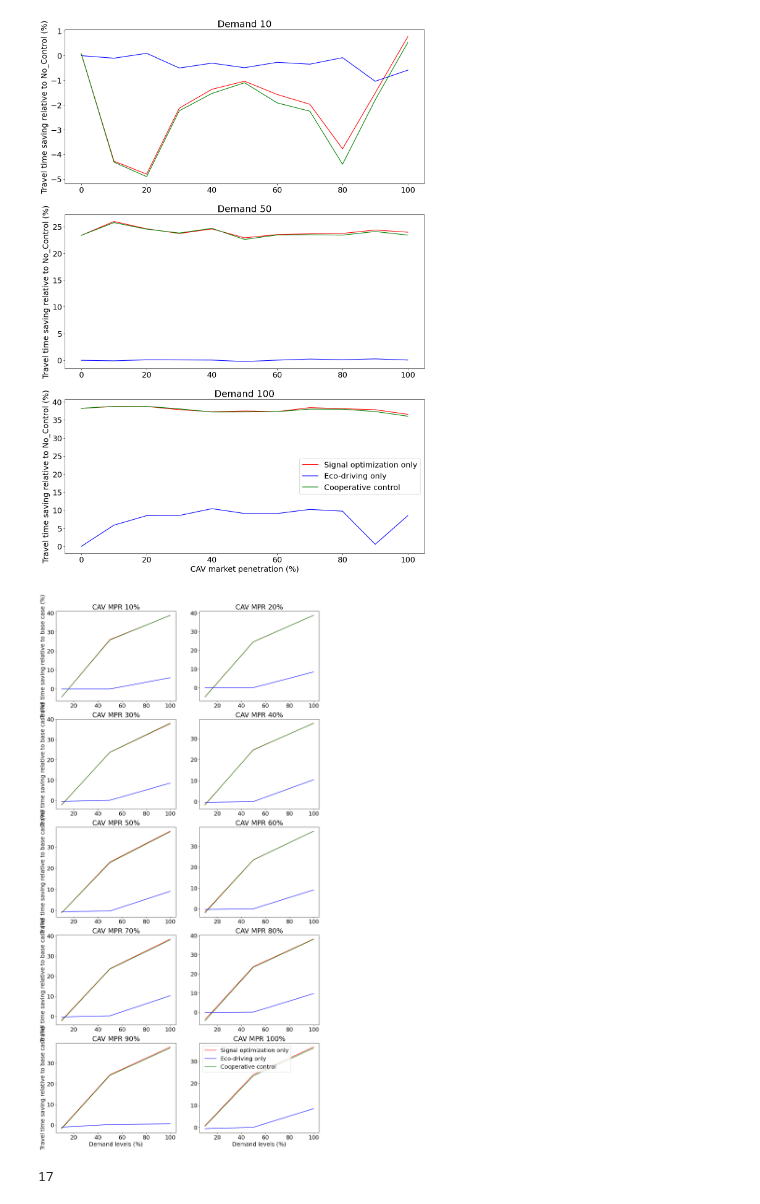
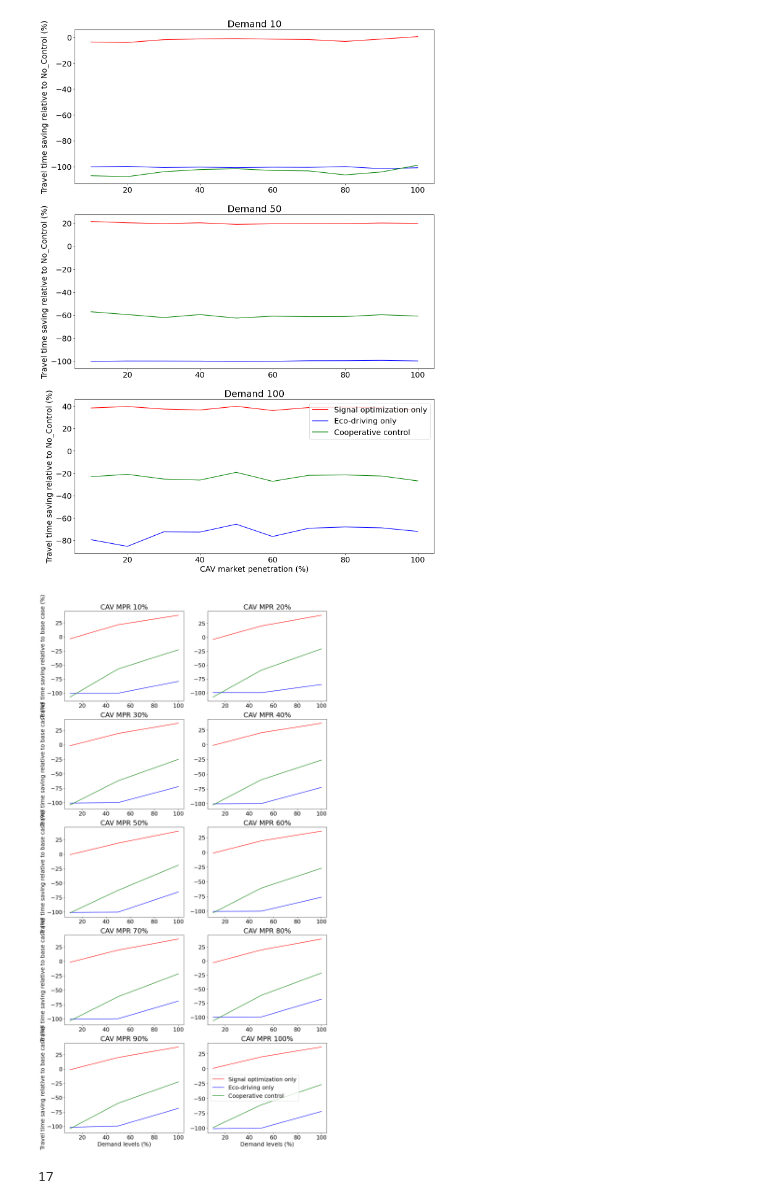
Before and after one commit to AlexWangVT/eco-driving_powertrain, a Jupyter notebook: original network/results_analysis.ipynb, the cells around one changed output. Cells and saved outputs as stored; diff of their text form; code cells hidden in the pictures.

```diff
--- a/original network/results_analysis.ipynb
+++ b/original network/results_analysis.ipynb
@@ -71,4 +114,5 @@ df_test.head()
 # %%
+energy_df = energy_df[energy_df['cav_percent'] != 0]
 energy_df.to_csv('agg_results/average_energy_results.csv', sep='\t')
 # %%
 energy_df.head(100)
@@ -148,9 +233,9 @@ savings.head(100)
 # %%
-# results visualization
+# results visualization for all vehicles
 demand_perct = [10, 50, 100]
 
 # energy_saving vs. cav_percent
-cav_perct = [0, 10, 20, 30, 40, 50, 60, 70, 80, 90, 100]
+cav_perct = [10, 20, 30, 40, 50, 60, 70, 80, 90, 100]
 plt.figure(figsize=(15, 22))
 num_row = 3
 num_fig_per_row = int(len(demand_perct) / num_row)
@@ -158,9 +243,9 @@ subplot_idx = 1
 plt.rcParams.update({'font.size': 18})
 
 for demand in demand_perct:
-    energy_saving_sig_opt = savings.loc[savings['demand'] == demand, 'signal_optimization']
-    energy_saving_eco_drive = savings.loc[savings['demand'] == demand, 'eco-drive_only']
-    energy_saving_cooperative_control = savings.loc[savings['demand'] == demand, 'cooperative_control']
+    energy_saving_sig_opt = savings.loc[savings['demand'] == demand, 'overall_signal_optimization_energy']
+    energy_saving_eco_drive = savings.loc[savings['demand'] == demand, 'overall_eco-drive_only_energy']
+    energy_saving_cooperative_control = savings.loc[savings['demand'] == demand, 'overall_cooperative_control_energy']
     plt.subplot(num_row, num_fig_per_row, subplot_idx)
     plt.plot(cav_perct, energy_saving_sig_opt, 'r')
     plt.plot(cav_perct, energy_saving_eco_drive, 'b')
@@ -183,9 +268,9 @@ subplot_idx = 1
 plt.rcParams.update({'font.size': 18})
 
 for cav in cav_perct:
-    energy_saving_sig_opt = savings.loc[savings['cav'] == cav, 'signal_optimization']
-    energy_saving_eco_drive = savings.loc[savings['cav'] == cav, 'eco-drive_only']
-    energy_saving_cooperative_control = savings.loc[savings['cav'] == cav, 'cooperative_control']
+    energy_saving_sig_opt = savings.loc[savings['cav'] == cav, 'overall_signal_optimization_energy']
+    energy_saving_eco_drive = savings.loc[savings['cav'] == cav, 'overall_eco-drive_only_energy']
+    energy_saving_cooperative_control = savings.loc[savings['cav'] == cav, 'overall_cooperative_control_energy']
     plt.subplot(num_row, num_fig_per_row, subplot_idx)
     plt.plot(demand_perct, energy_saving_sig_opt, 'r')
     plt.plot(demand_perct, energy_saving_eco_drive, 'b')
@@ -219,6 +294,6 @@ for cav in cav_perct:
 # %%
 # travel_time_saving vs. cav_percent
-cav_perct = [0, 10, 20, 30, 40, 50, 60, 70, 80, 90, 100]
+cav_perct = [10, 20, 30, 40, 50, 60, 70, 80, 90, 100]
 plt.figure(figsize=(15, 22))
 num_row = 3
 num_fig_per_row = int(len(demand_perct) / num_row)
@@ -226,9 +301,9 @@ subplot_idx = 1
 plt.rcParams.update({'font.size': 18})
 
 for demand in demand_perct:
-    tt_saving_sig_opt = savings.loc[savings['demand'] == demand, 'signal_optimization_tt']
-    tt_saving_eco_drive = savings.loc[savings['demand'] == demand, 'eco-drive_only_tt']
-    tt_saving_cooperative_control = savings.loc[savings['demand'] == demand, 'cooperative_control_tt']
+    tt_saving_sig_opt = savings.loc[savings['demand'] == demand, 'overall_signal_optimization_tt']
+    tt_saving_eco_drive = savings.loc[savings['demand'] == demand, 'overall_eco-drive_only_tt']
+    tt_saving_cooperative_control = savings.loc[savings['demand'] == demand, 'overall_cooperative_control_tt']
 
     plt.subplot(num_row, num_fig_per_row, subplot_idx)
     plt.plot(cav_perct, tt_saving_sig_opt, 'r')
@@ -243,39 +318,38 @@ for demand in demand_perct:
 
     subplot_idx += 1
 
 # travel time saving vs. demand
 cav_perct = [10, 20, 30, 40, 50, 60, 70, 80, 90, 100]
 plt.figure(figsize=(15, 30))
 num_row = 5
 num_fig_per_row = int(len(cav_perct) / num_row)
 subplot_idx = 1
 plt.rcParams.update({'font.size': 18})
 
 for cav in cav_perct:
-    tt_saving_sig_opt = savings.loc[savings['cav'] == cav, 'signal_optimization_tt']
-    tt_saving_eco_drive = savings.loc[savings['cav'] == cav, 'eco-drive_only_tt']
-    tt_saving_cooperative_control = savings.loc[savings['cav'] == cav, 'cooperative_control_tt']
-
+    tt_saving_sig_opt = savings.loc[savings['cav'] == cav, 'overall_signal_optimization_tt']
+    tt_saving_eco_drive = savings.loc[savings['cav'] == cav, 'overall_eco-drive_only_tt']
+    tt_saving_cooperative_control = savings.loc[savings['cav'] == cav, 'overall_cooperative_control_tt']
     plt.subplot(num_row, num_fig_per_row, subplot_idx)
     plt.plot(demand_perct, tt_saving_sig_opt, 'r')
     plt.plot(demand_perct, tt_saving_eco_drive, 'b')
     plt.plot(demand_perct, tt_saving_cooperative_control, 'g')
     plt.title('CAV MPR {}%'.format(cav))
 
     if subplot_idx % 2 == 1:
         plt.ylabel('Travel time saving relative to base case (%)')
 
     if subplot_idx == len(cav_perct)-1:
         plt.xlabel('Demand levels (%)')
 
     if subplot_idx == len(cav_perct):
         plt.xlabel('Demand levels (%)')
         plt.legend(['Signal optimization only', 'Eco-driving only', 'Cooperative control'])
 
     subplot_idx += 1
 # %% [output]
-[figure, old version]
+[figure, new version]
-[figure, old version]
+[figure, new version]
 # %%
 test = pd.read_csv('results/Signal_optimization_only_demand10_CAV70_5890.csv', delimiter='\t')
 len(test.section_id.unique())
```
Also changed, not shown: parts of 8 cells of this notebook, 21 other files.
